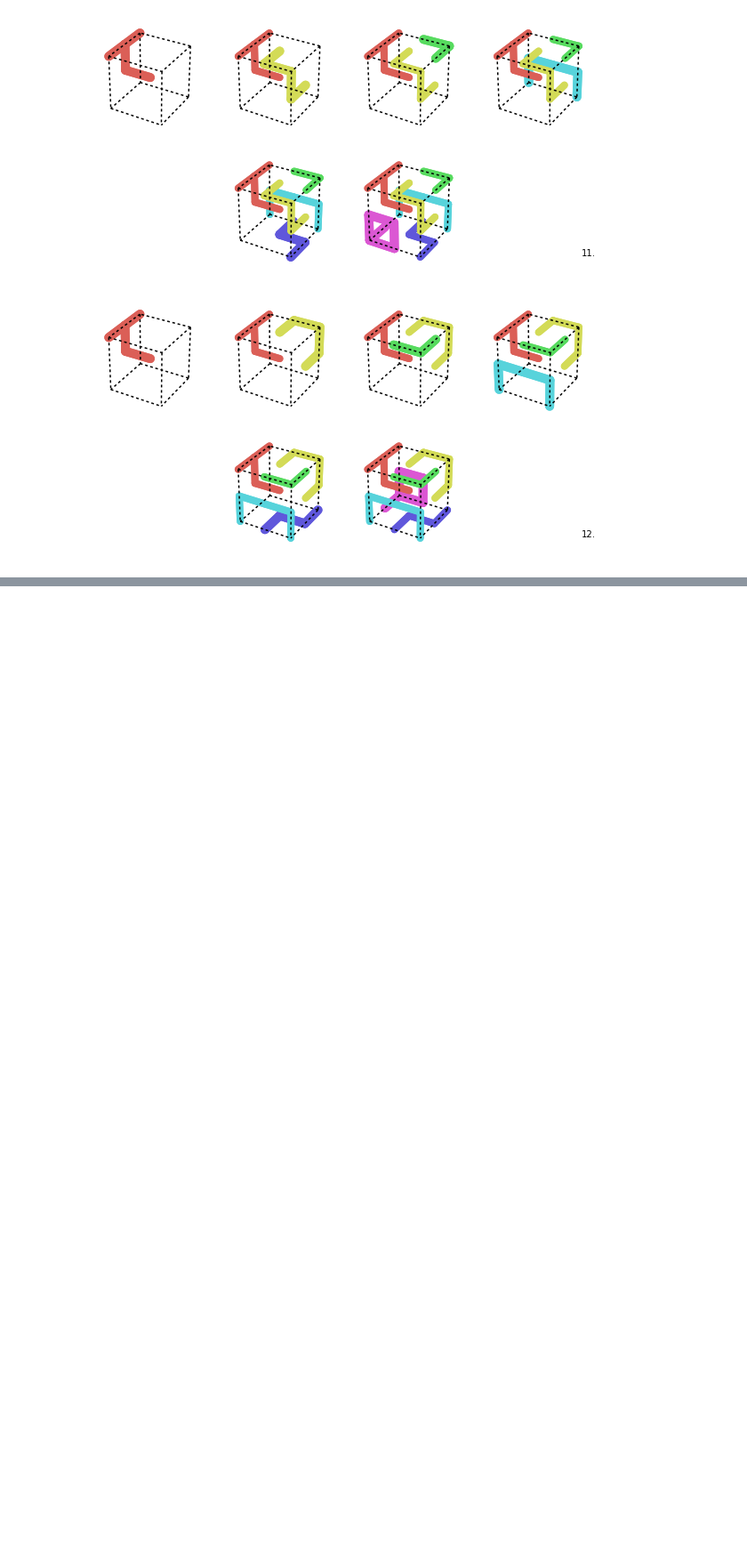
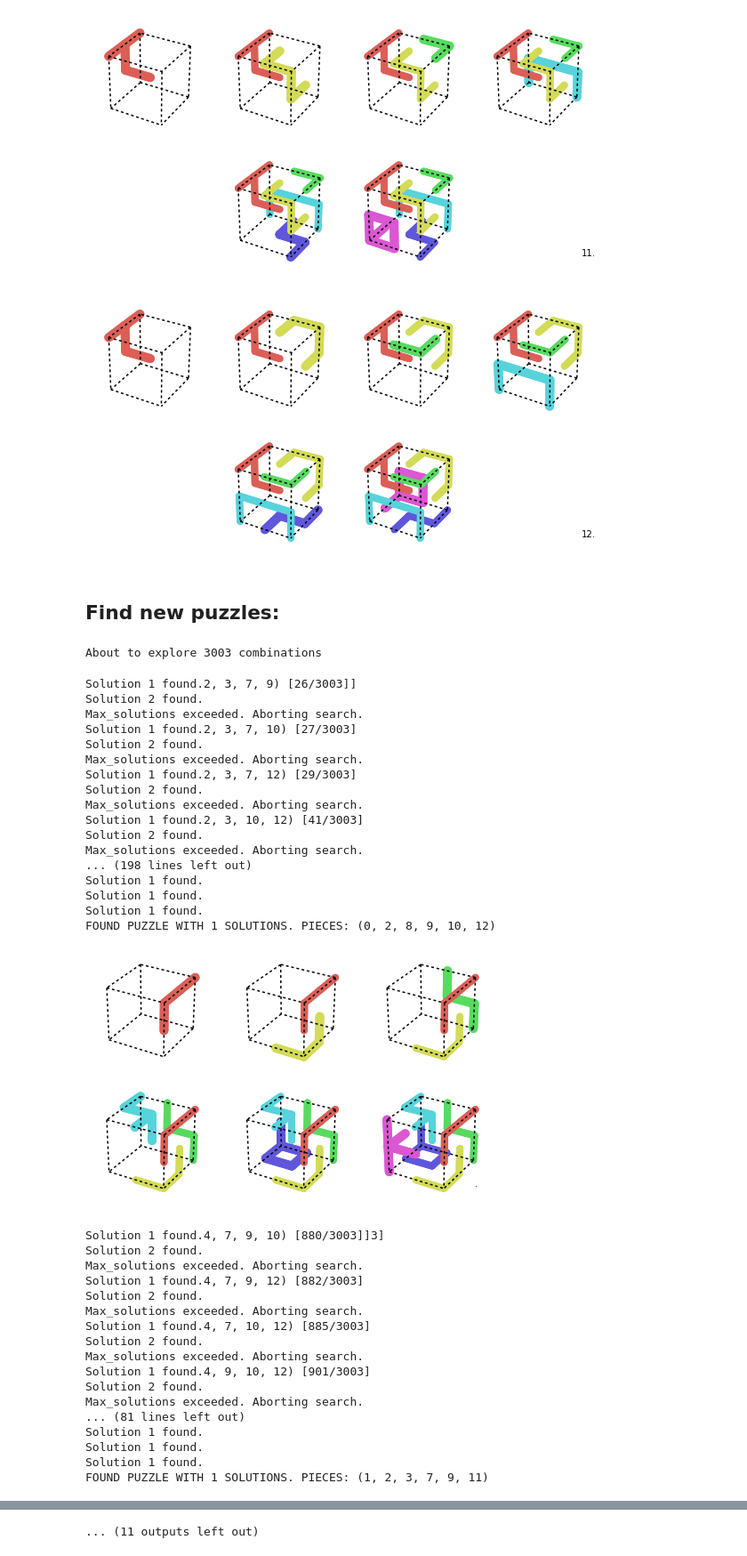
Before and after one commit to lopeLH/pypuzzle3d, a Jupyter notebook: Cube Puzzle Solver.ipynb, the cells around one changed output, grey strips where cells are left out. Shown at 89% size. Cells and saved outputs as stored; diff of their text form; code cells hidden in the pictures; blank space fills up the shorter version.

```diff
--- a/Cube Puzzle Solver.ipynb
+++ b/Cube Puzzle Solver.ipynb
@@ -510,7 +504,7 @@ drawMoves(solutions[0], size=(8,5), arrange=230, putPiecesIn=[1,2,3,4,5,6])
 
 So far we have found all possible solutions to the puzzle, but some of them are repeated. Also, some solutions correspond to rotated versions of other solutions. We are more interested in the number of Unique solutions. This is, solutions that involve placing a piece in a different position or orientation.
 # %%
-def findUnique(solutions):
+def findUnique(solutions, verbose=False):
     """
     Takes a set of non-unique solutions to a 3x3x3 puzzle and returns a list of unique solutions. That is, given a solution,
     do not consider the 26 rotated versions of that cube as different solutions.
@@ -536,8 +530,8 @@ def findUnique(solutions):
     # the figure that occupies that region of space. Each figure/piece has a different integer identifier
     unique_finger =  [fingerprint(solutions[0])]
 
-    print "Unique found... (%d)."%(len(unique_success))
-
+    if verbose:
+        print( "Unique found... (%d)."%(len(unique_success)))
 
     i = 0
     # for each solution in the list of non-unique solutions...
@@ -556,8 +550,8 @@ def findUnique(solutions):
                 if np.all(rot == uni):
                     unique_flag = False
 
-        if i%100 == 0:
-            print "Progress: %.2f%%"%(100*i/float(len(solutions)))
+        if verbose and i%100 == 0:
+            print( "Progress: %.2f%%"%(100*i/float(len(solutions))))
 
 
         # If none of the rotated versions of the solution is in our list of fingerprints, the solution
@@ -566,7 +560,8 @@ def findUnique(solutions):
         if unique_flag:
             unique_finger.append(fingerprint(suc))
             unique_success.append(suc)
-            print "Unique found... (%d)."%(len(unique_success))
+            if verbose:
+                print("Unique found... (%d)."%(len(unique_success)))
 
         i+=1
 
@@ -613,3 +608,5 @@ for i, solution in enumerate(unique):
 [figure]
 [figure]
 [figure]
+# %% [markdown]
+## Find new puzzles:
@@ -615,0 +801,64 @@ for i, solution in enumerate(unique):
+# %%
+from itertools import combinations
+
+n_pieces = 6
+combinations = list(combinations(range(len(allpieces)), n_pieces))
+
+print("About to explore %d combinations"%len(combinations))
+# %% [output]
+About to explore 3003 combinations
+# %%
+all_solutions = []
+
+for i, pieces_indexes in enumerate(combinations):
+    print(f"Exploring {pieces_indexes} [{i+1}/{len(combinations)}]", end="\r")
+    pieces = allpieces[list(pieces_indexes)]
+
+    solutions = explore(pieces, max_solutions=1, verbose=False)
+
+    if solutions is not None and len(solutions) > 0:
+        print(F"FOUND PUZZLE WITH {len(solutions)} SOLUTIONS. PIECES: {pieces_indexes}")
+        drawMoves(solutions[0], size=(8,5), arrange=230, putPiecesIn=range(1, n_pieces+1))
+        all_solutions.append([pieces_indexes, solutions])
+    else:
+
+        if solutions is None:
+            all_solutions.append("Too many")
+        elif len(solutions) == 0:
+            all_solutions.append(None)
+# %% [output]
+Solution 1 found.2, 3, 7, 9) [26/3003]]
+Solution 2 found.
+Max_solutions exceeded. Aborting search.
+Solution 1 found.2, 3, 7, 10) [27/3003]
+Solution 2 found.
+Max_solutions exceeded. Aborting search.
+Solution 1 found.2, 3, 7, 12) [29/3003]
+Solution 2 found.
+Max_solutions exceeded. Aborting search.
+Solution 1 found.2, 3, 10, 12) [41/3003]
+Solution 2 found.
+Max_solutions exceeded. Aborting search.
+... (198 lines left out)
+Solution 1 found.
+Solution 1 found.
+Solution 1 found.
+FOUND PUZZLE WITH 1 SOLUTIONS. PIECES: (0, 2, 8, 9, 10, 12)
+[figure, added]
+Solution 1 found.4, 7, 9, 10) [880/3003]]3]
+Solution 2 found.
+Max_solutions exceeded. Aborting search.
+Solution 1 found.4, 7, 9, 12) [882/3003]
+Solution 2 found.
+Max_solutions exceeded. Aborting search.
+Solution 1 found.4, 7, 10, 12) [885/3003]
+Solution 2 found.
+Max_solutions exceeded. Aborting search.
+Solution 1 found.4, 9, 10, 12) [901/3003]
+Solution 2 found.
+Max_solutions exceeded. Aborting search.
+... (81 lines left out)
+Solution 1 found.
+Solution 1 found.
+Solution 1 found.
+FOUND PUZZLE WITH 1 SOLUTIONS. PIECES: (1, 2, 3, 7, 9, 11)
@@ -615,0 +938 @@ for i, solution in enumerate(unique):
+... (11 outputs left out)
```
Also changed, not shown: parts of 6 cells of this notebook.
